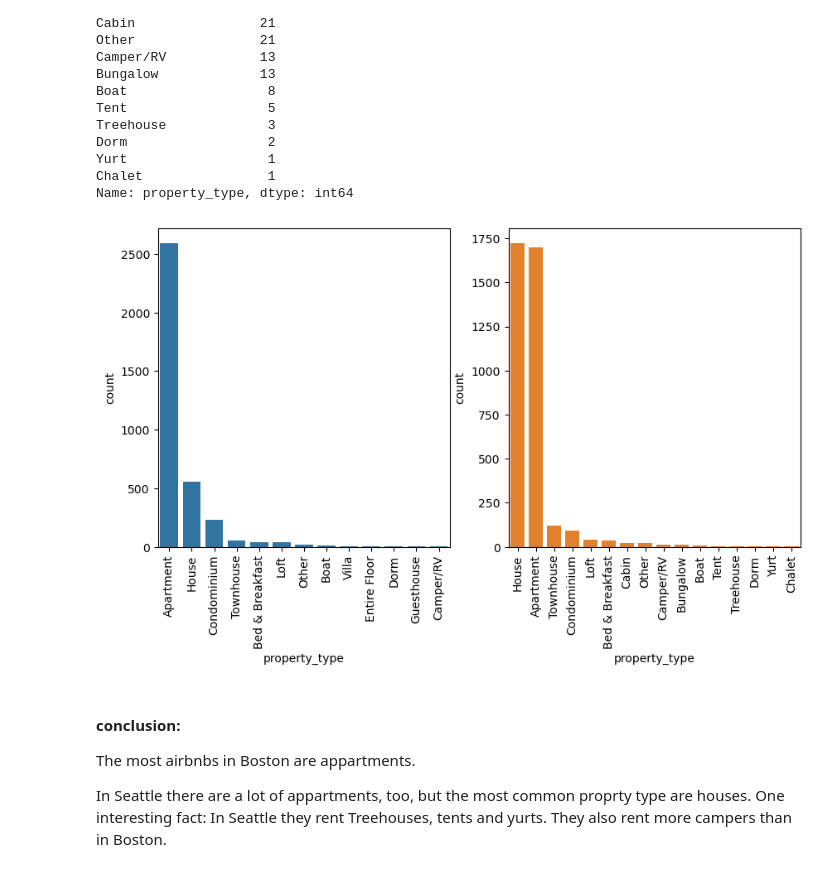
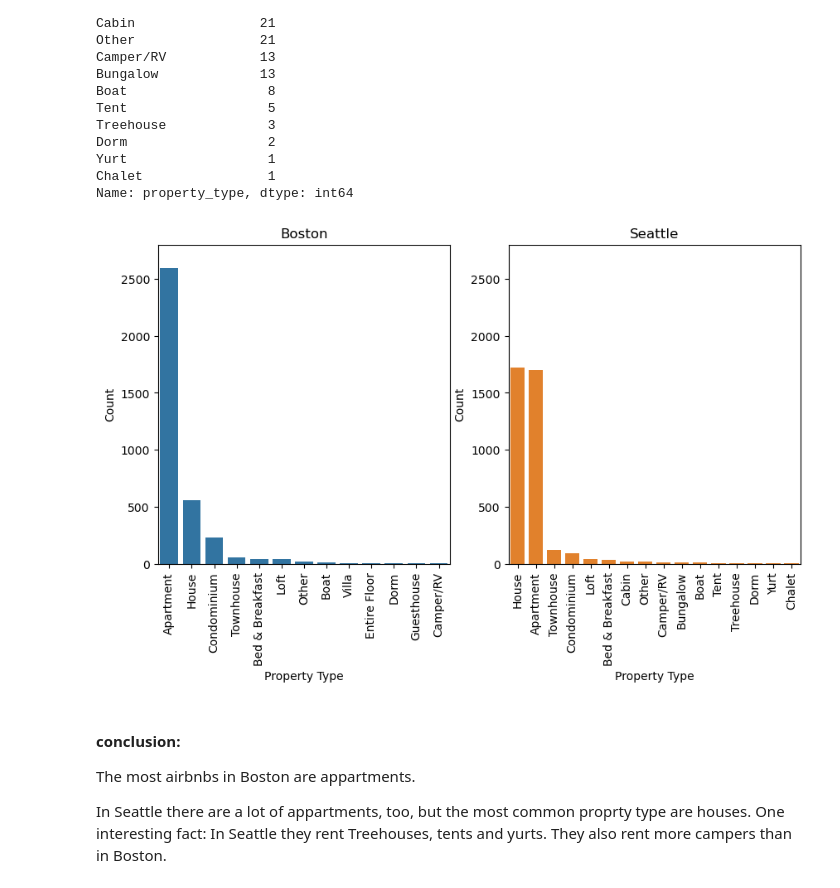
Before and after one commit to laurahagg/Data_Scientist_Project_1_Blog_post, a Jupyter notebook: Blog_post_1_code.ipynb, the cells around one changed output. Cells and saved outputs as stored; diff of their text form; code cells hidden in the pictures.

```diff
--- a/Blog_post_1_code.ipynb
+++ b/Blog_post_1_code.ipynb
@@ -498,18 +498,22 @@ Name: property_type, dtype: int64
 # %%
 #barplot of the property types
 
 plt.figure(figsize=[10,5])
 
 
 plt.subplot(1,2,1)
 sb.countplot(data=boston_price, x='property_type', color=boston_color, order=boston_price['property_type'].value_counts().index)
 plt.xticks(rotation=90)
+plt.ylim(0,2800)
+graph_labels('Boston', 'Property Type', 'Count')
 
 plt.subplot(1,2,2)
 sb.countplot(data=seattle_price, x='property_type', color=seattle_color, order=seattle_price['property_type'].value_counts().index)
-plt.xticks(rotation=90);
+plt.xticks(rotation=90)
+plt.ylim(0,2800)
+graph_labels('Seattle', 'Property Type', 'Count');
 # %% [output]
-[figure, old version]
+[figure, new version]
 # %% [markdown]
 #### conclusion:
 The most airbnbs in Boston are appartments.
```
Also changed, not shown: parts of 11 cells of this notebook, 1 other file.
